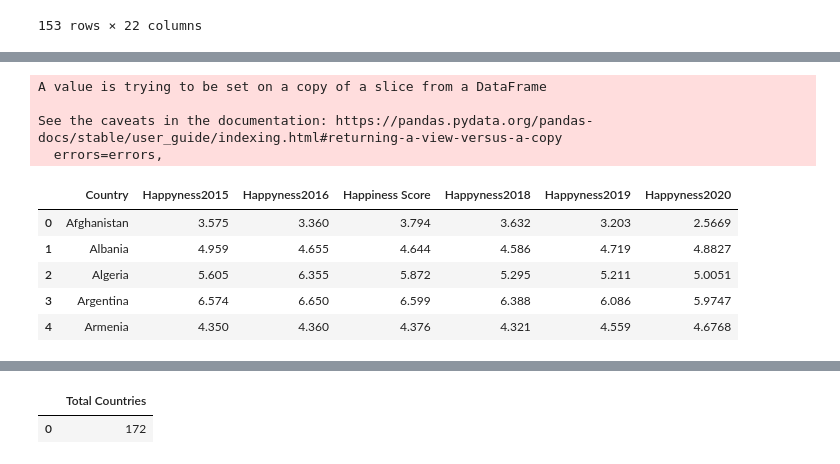
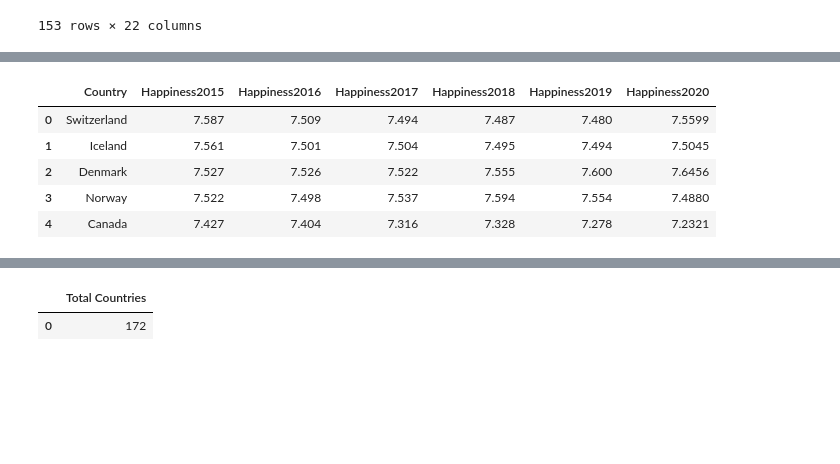
Before and after one commit to lina3362/Project-1, a Jupyter notebook: Project1-WorldHappyness.ipynb, the cells around one changed output, grey strips where cells are left out. Cells and saved outputs as stored; diff of their text form; code cells hidden in the pictures; blank space fills up the shorter version.

```diff
--- a/Project1-WorldHappyness.ipynb
+++ b/Project1-WorldHappyness.ipynb
@@ -93,51 +94,36 @@ Score2018=data2018[['Country', 'Happiness Score']]
 Score2019=data2019[['Country', 'Happiness Score']]
 Score2020=data2020[['Country', 'Happiness Score']]
 
-Score2015.rename(columns={'Happiness Score': 'Happyness2015'},
-                 inplace=True)
-Score2016.rename(columns={'Happiness Score': 'Happyness2016'},
-                 inplace=True)
-Score2017.rename(columns={'Happiness.Score': 'Happyness2017'},
-                 inplace=True)
-Score2018.rename(columns={'Happiness Score': 'Happyness2018'},
-                 inplace=True)
-Score2019.rename(columns={'Happiness Score': 'Happyness2019'},
-                 inplace=True)
-Score2020.rename(columns={'Happiness Score': 'Happyness2020'},
-                 inplace=True)
+
+Score2015 = Score2015.rename(columns={'Happiness Score': 'Happiness2015'})
+Score2016 = Score2016.rename(columns={'Happiness Score': 'Happiness2016'})
+Score2017 = Score2017.rename(columns={'Happiness Score': 'Happiness2017'})
+Score2018 = Score2018.rename(columns={'Happiness Score': 'Happiness2018'})
+Score2019 = Score2019.rename(columns={'Happiness Score': 'Happiness2019'})
+Score2020 = Score2020.rename(columns={'Happiness Score': 'Happiness2020'})
-# %% [output]
-A value is trying to be set on a copy of a slice from a DataFrame
-
-See the caveats in the documentation: https://pandas.pydata.org/pandas-docs/stable/user_guide/indexing.html#returning-a-view-versus-a-copy
-  errors=errors,
 # %%
 
-mergedtable = pd.merge(Score2015, Score2016, on=['Country'], how='inner')
+mergedtable = pd.merge(Score2015, Score2016, on=['Country'], how='inner', sort=False)
 mergedtable.head()
 
-mergedtable1 = pd.merge(Score2017, Score2018, on=['Country'], how='inner')
+mergedtable1 = pd.merge(Score2017, Score2018, on=['Country'], how='inner', sort=False)
 mergedtable1.head()
 
-mergedtable2 = pd.merge(Score2019, Score2020, on=['Country'], how='inner')
+mergedtable2 = pd.merge(Score2019, Score2020, on=['Country'], how='inner', sort=False)
 mergedtable2.head()
 
-mergedtable3 = pd.merge(mergedtable, mergedtable1, on=['Country'], how='inner')
+mergedtable3 = pd.merge(mergedtable, mergedtable1, on=['Country'], how='inner', sort=False)
 mergedtable3.head()
 
-mergedtable4 = pd.merge(mergedtable3, mergedtable2, on=['Country'], how='inner')
+mergedtable4 = pd.merge(mergedtable3, mergedtable2, on=['Country'], how='inner', sort=False)
 mergedtable4.head()
-
-RegionHappyness=mergedtable4.groupby(['Country']).mean()
-RegionHappyness.info
-RegionHappyness.reset_index(inplace=True)
-RegionHappyness.head()
 # %% [output]
-|  | Country | Happyness2015 | Happyness2016 | Happiness Score | Happyness2018 | Happyness2019 | Happyness2020 |
-| 0 | Afghanistan | 3.575 | 3.360 | 3.794 | 3.632 | 3.203 | 2.5669 |
-| 1 | Albania | 4.959 | 4.655 | 4.644 | 4.586 | 4.719 | 4.8827 |
-| 2 | Algeria | 5.605 | 6.355 | 5.872 | 5.295 | 5.211 | 5.0051 |
-| 3 | Argentina | 6.574 | 6.650 | 6.599 | 6.388 | 6.086 | 5.9747 |
-| 4 | Armenia | 4.350 | 4.360 | 4.376 | 4.321 | 4.559 | 4.6768 |
+|  | Country | Happiness2015 | Happiness2016 | Happiness2017 | Happiness2018 | Happiness2019 | Happiness2020 |
+| 0 | Switzerland | 7.587 | 7.509 | 7.494 | 7.487 | 7.480 | 7.5599 |
+| 1 | Iceland | 7.561 | 7.501 | 7.504 | 7.495 | 7.494 | 7.5045 |
+| 2 | Denmark | 7.527 | 7.526 | 7.522 | 7.555 | 7.600 | 7.6456 |
+| 3 | Norway | 7.522 | 7.498 | 7.537 | 7.594 | 7.554 | 7.4880 |
+| 4 | Canada | 7.427 | 7.404 | 7.316 | 7.328 | 7.278 | 7.2321 |
 # %%
 #calculate average number for all columns and grouped by country
 
```
Also changed, not shown: parts of 15 cells of this notebook, 1 other file.
